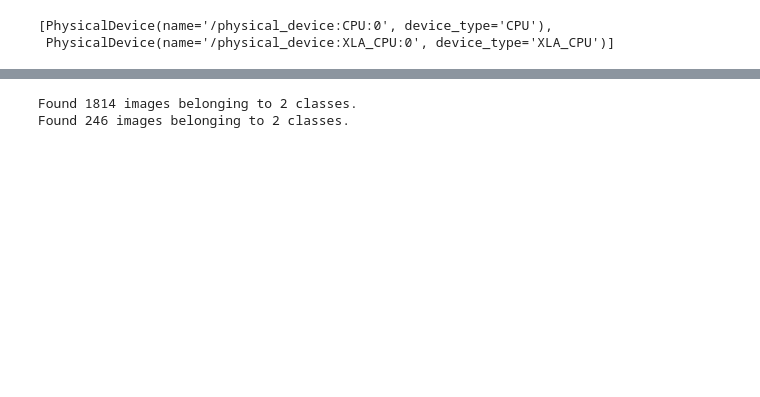
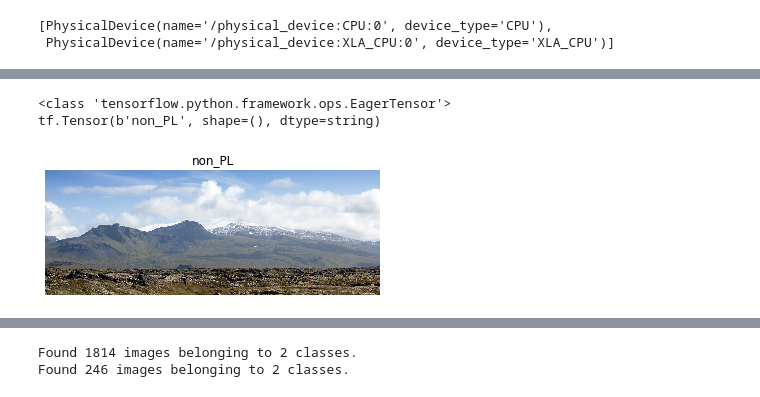
Before and after one commit to stewart-milberger/Lik, a Jupyter notebook: modeling.ipynb, the cells around one changed output, grey strips where cells are left out. Cells and saved outputs as stored; diff of their text form; code cells hidden in the pictures; blank space fills up the shorter version.

```diff
--- a/modeling.ipynb
+++ b/modeling.ipynb
@@ -17,0 +54,3 @@ tf.config.list_physical_devices()
+# %%
+labeled_train_ds = train_directories.map(process_path)
+labeled_test_ds = test_directories.map(process_path)
@@ -17,0 +61,9 @@ tf.config.list_physical_devices()
+# %%
+for image, label in labeled_train_ds.take(1):
+    print(type(image))
+    print(label)
+    show(image, label)
+# %% [output]
+<class 'tensorflow.python.framework.ops.EagerTensor'>
+tf.Tensor(b'non_PL', shape=(), dtype=string)
+[figure, added]
```
Also changed, not shown: parts of 33 cells of this notebook.
